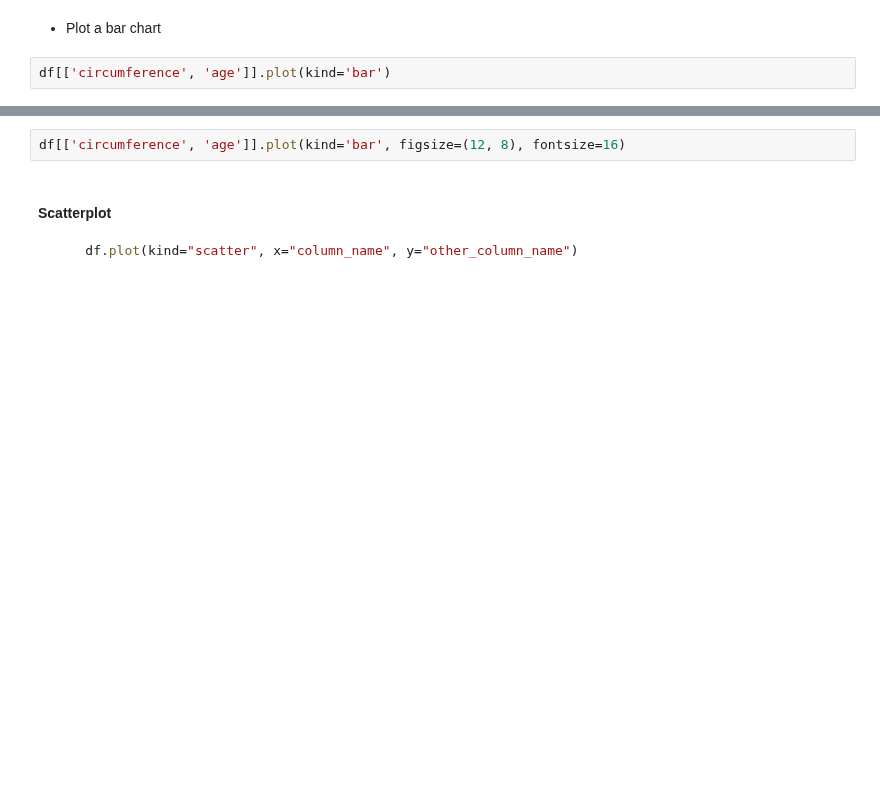
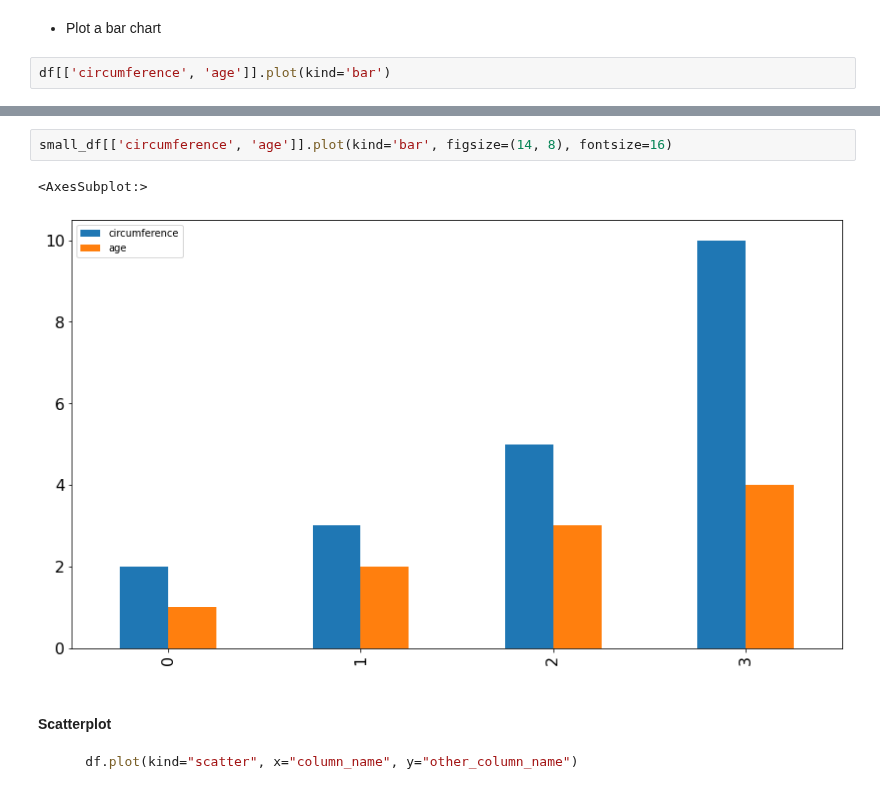
Before and after one commit to NBISweden/workshop-python, a Jupyter notebook: lectures/Day_4.ipynb, the cells around one changed output, grey strips where cells are left out. Drawn from its saved outputs; the diff is of its cells as text; blank space fills up the shorter version.

```diff
--- a/lectures/Day_4.ipynb
+++ b/lectures/Day_4.ipynb
@@ -817,5 +936,8 @@ df[['circumference', 'age']].plot(kind='bar')
 # %%
-df[['circumference', 'age']].plot(kind='bar', figsize=(12, 8), fontsize=16)
+small_df[['circumference', 'age']].plot(kind='bar', figsize=(14, 8), fontsize=16)
+# %% [output]
+<AxesSubplot:>
+[figure, added]
 # %% [markdown]
 #### Scatterplot
 
```
Also changed, not shown: parts of 33 cells of this notebook, 3 other files.
